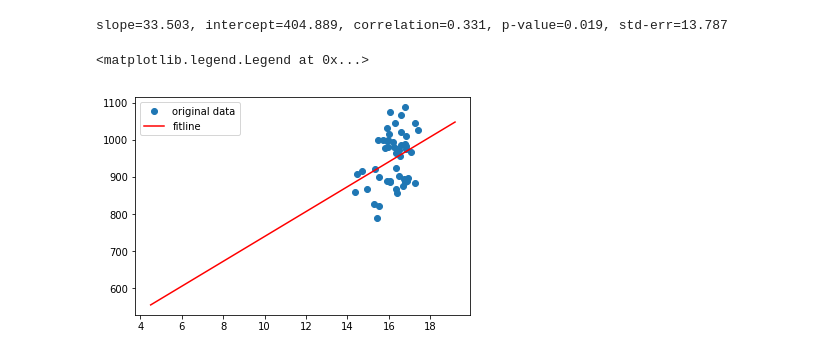
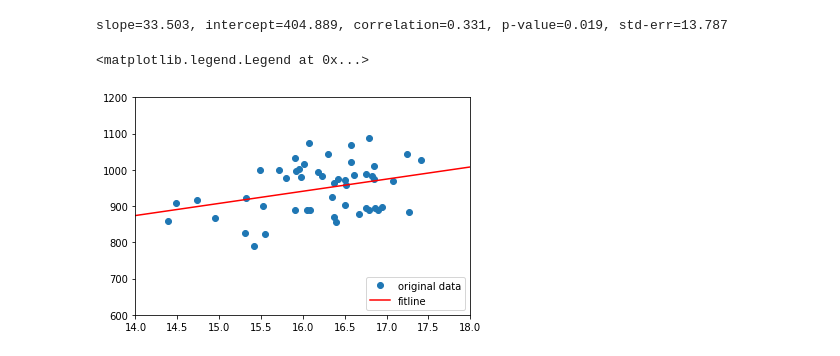
Before and after one commit to icerealm/SAT, a Jupyter notebook: SAT.ipynb, the cells around one changed output. Drawn from its saved outputs; the diff is of its cells as text; code cells hidden in the pictures.

Commit message:
updated correlation graph

```diff
--- a/SAT.ipynb
+++ b/SAT.ipynb
@@ -405,9 +405,10 @@ print("slope=%.3f, intercept=%.3f, correlation=%.3f, p-value=%.3f, std-err=%.3f"
 slope=33.503, intercept=404.889, correlation=0.331, p-value=0.019, std-err=13.787
 # %%
 x_plot = 0.3 * np.array(range(15,65))
+plt.axis([14,18,600,1200])
 plt.plot(Years, SAT, 'o', label='original data')
 plt.plot(x_plot, intercept + slope*x_plot, 'r', label='fitline')
-plt.legend()
+plt.legend(loc='lower right')
 # %% [output]
 <matplotlib.legend.Legend at 0x...>
-[figure, old version]
+[figure, new version]
```
Also changed, not shown: parts of 1 cell of this notebook.
